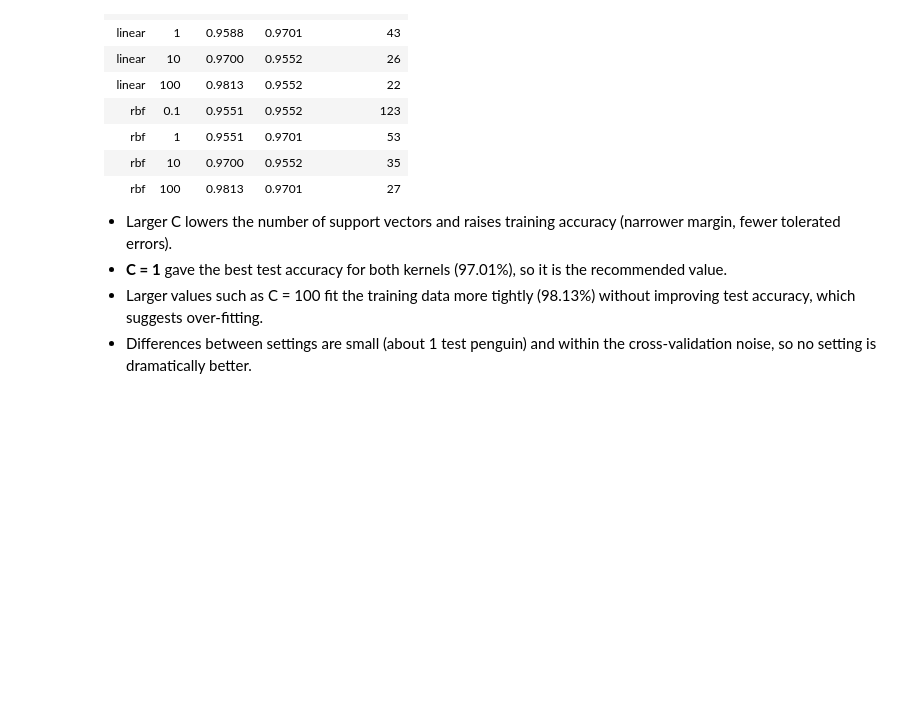
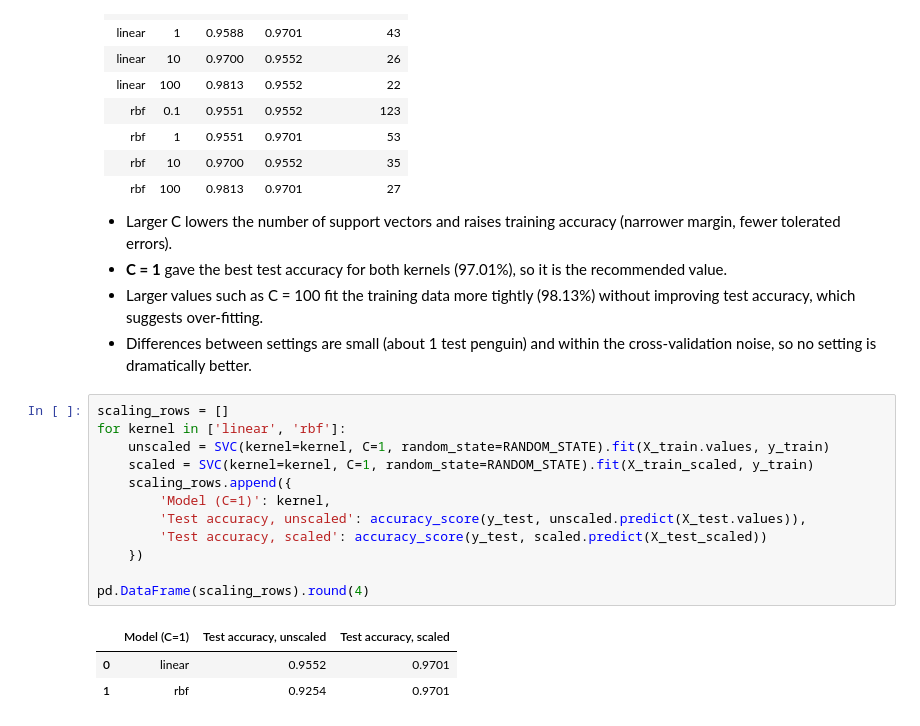
Before and after one commit to zainnm30/penguin-svm-classification, a Jupyter notebook: notebooks/penguin_svm.ipynb, the cells around one changed output. Saved outputs shown, nothing was run; the diff lists cells and outputs as text; blank space fills up the shorter version.

```diff
--- a/notebooks/penguin_svm.ipynb
+++ b/notebooks/penguin_svm.ipynb
@@ -468,3 +529,19 @@ pd.DataFrame(cv_rows).round(4)
 - **C = 1** gave the best test accuracy for both kernels (97.01%), so it is the recommended value.
 - Larger values such as C = 100 fit the training data more tightly (98.13%) without improving test accuracy, which suggests over-fitting.
 - Differences between settings are small (about 1 test penguin) and within the cross-validation noise, so no setting is dramatically better.
+# %%
+scaling_rows = []
+for kernel in ['linear', 'rbf']:
+    unscaled = SVC(kernel=kernel, C=1, random_state=RANDOM_STATE).fit(X_train.values, y_train)
+    scaled = SVC(kernel=kernel, C=1, random_state=RANDOM_STATE).fit(X_train_scaled, y_train)
+    scaling_rows.append({
+        'Model (C=1)': kernel,
+        'Test accuracy, unscaled': accuracy_score(y_test, unscaled.predict(X_test.values)),
+        'Test accuracy, scaled': accuracy_score(y_test, scaled.predict(X_test_scaled))
+    })
+
+pd.DataFrame(scaling_rows).round(4)
+# %% [output]
+|  | Model (C=1) | Test accuracy, unscaled | Test accuracy, scaled |
+| 0 | linear | 0.9552 | 0.9701 |
+| 1 | rbf | 0.9254 | 0.9701 |
```
Also changed, not shown: parts of 4 cells of this notebook, 3 other files.
